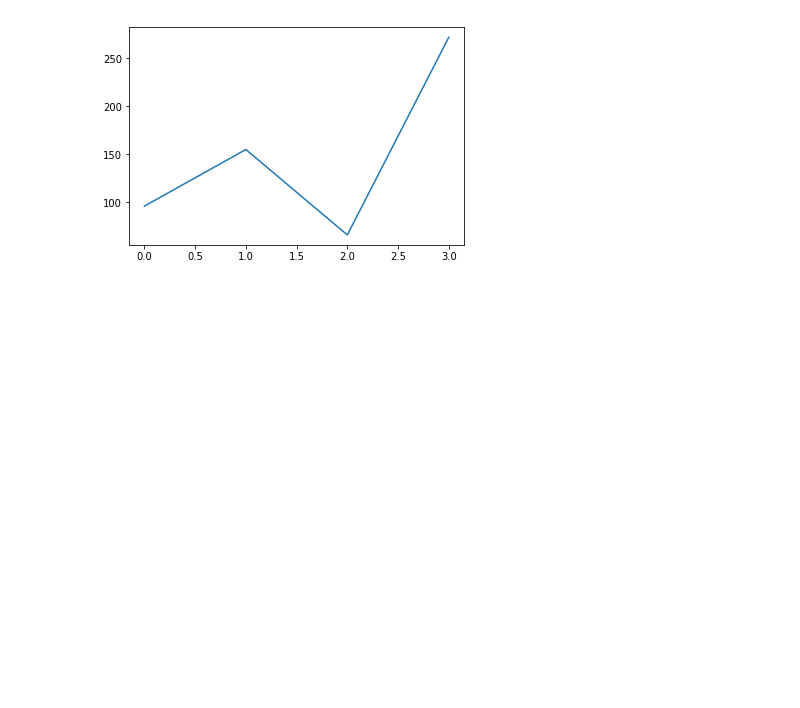
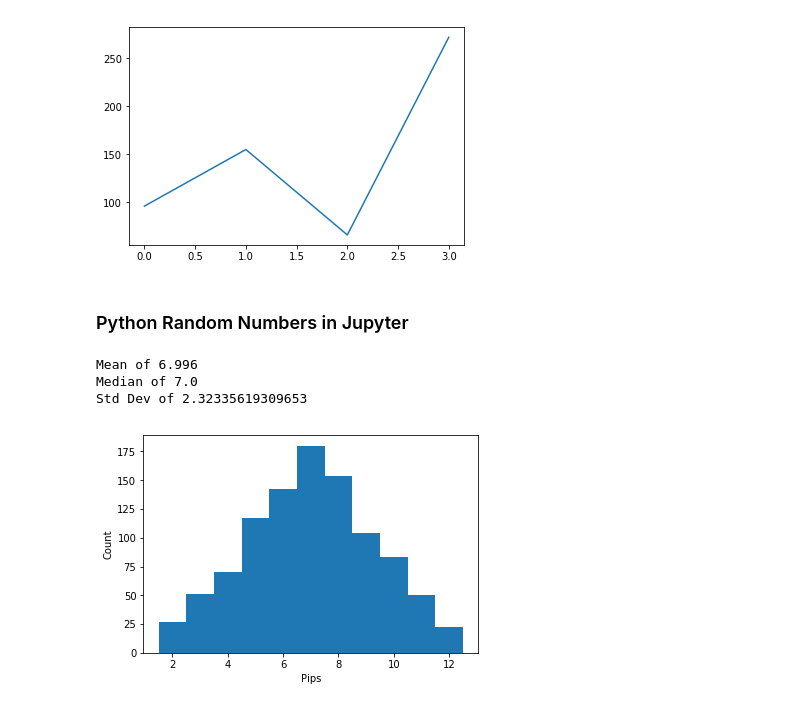
Before and after one commit to tdongsi/python, a Jupyter notebook: jupyter/Section_2.ipynb, the cells around one changed output. Cells and saved outputs as stored; diff of their text form; code cells hidden in the pictures; blank space fills up the shorter version.

Commit message:
Random numbers in Python

```diff
--- a/jupyter/Section_2.ipynb
+++ b/jupyter/Section_2.ipynb
@@ -90,3 +90,31 @@ df['Number'].plot()
 # %% [output]
 <matplotlib.axes._subplots.AxesSubplot at 0x...>
 [figure]
+# %% [markdown]
+### Python Random Numbers in Jupyter
+# %%
+import pylab
+import random
+
+random.seed(113)
+
+samples=1000
+
+dice = []
+for _ in range(samples):
+    total = random.randint(1,6) + random.randint(1,6)
+    dice.append(total)
+
+print("Mean of", pylab.mean(dice) )
+print("Median of", pylab.median(dice) )
+print("Std Dev of", pylab.std(dice) )
+
+pylab.hist(dice, bins=pylab.arange(1.5, 12.6, 1.0))
+pylab.xlabel('Pips')
+pylab.ylabel('Count')
+pylab.show()
+# %% [output]
+Mean of 6.996
+Median of 7.0
+Std Dev of 2.32335619309653
+[figure, added]
```
